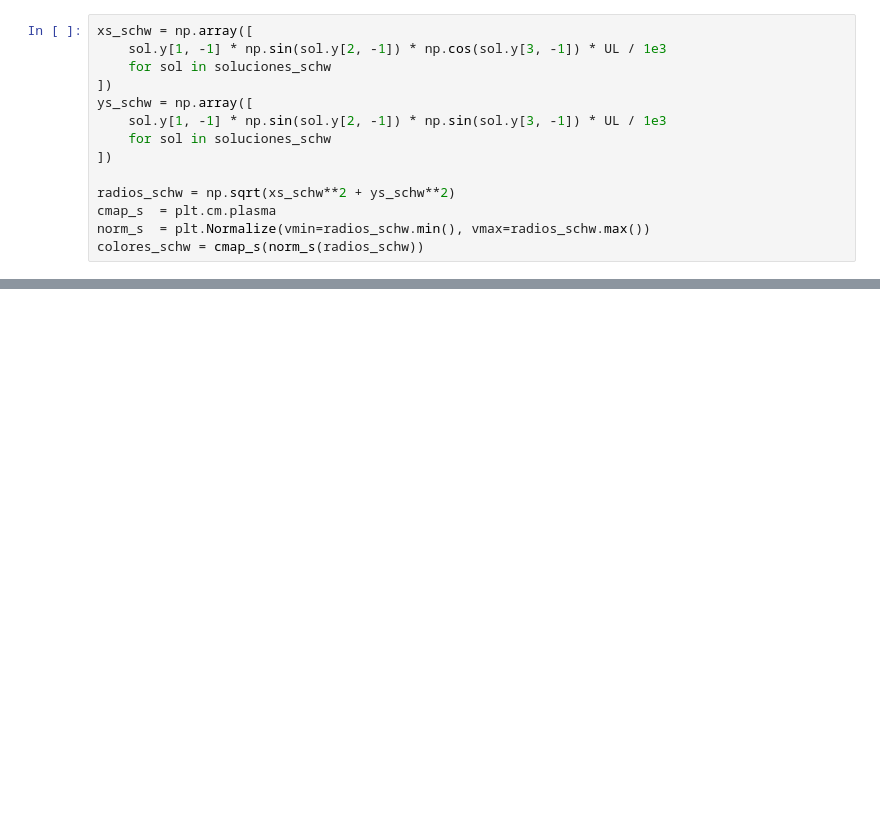
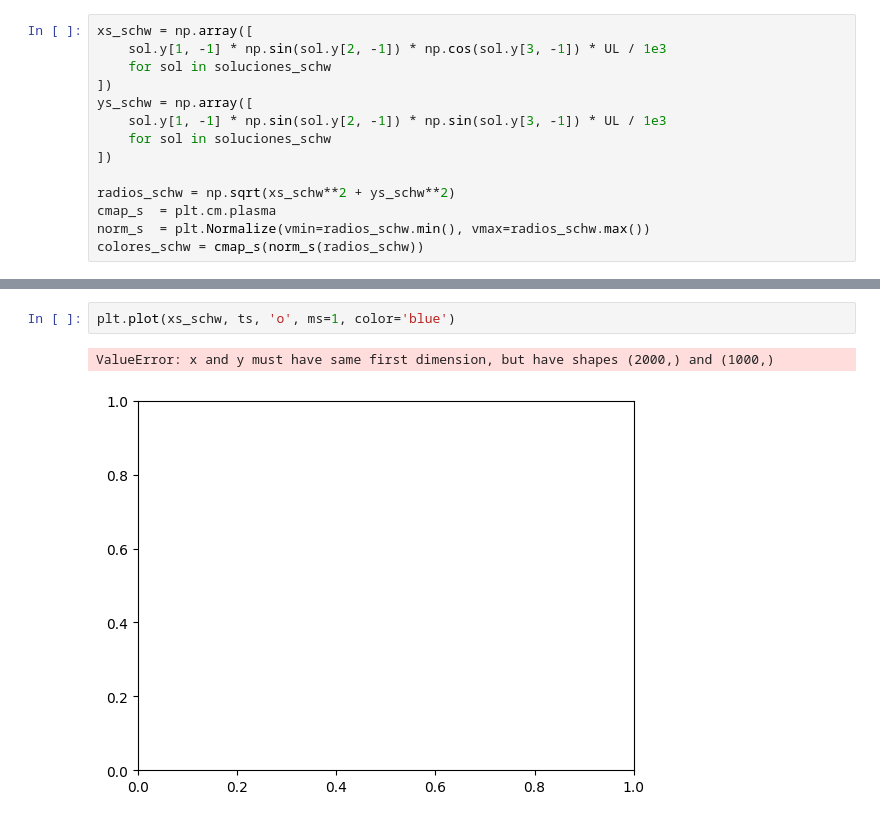
Before and after one commit to RodriguezMorenoAA/ProyectoRelatividad, a Jupyter notebook: 0. Proyecto_DiscoAcrecion_RG2026_1.ipynb, the cells around one changed output, grey strips where cells are left out. Drawn from its saved outputs; the diff is of its cells as text; blank space fills up the shorter version.

```diff
--- a/0. Proyecto_DiscoAcrecion_RG2026_1.ipynb
+++ b/0. Proyecto_DiscoAcrecion_RG2026_1.ipynb
@@ -651,0 +652,5 @@ plt.show()
+# %%
+plt.plot(xs_schw, ts, 'o', ms=1, color='blue')
+# %% [output]
+ValueError: x and y must have same first dimension, but have shapes (2000,) and (1000,)
+[figure, added]
```
Also changed, not shown: parts of 4 cells of this notebook, 4 other files.
